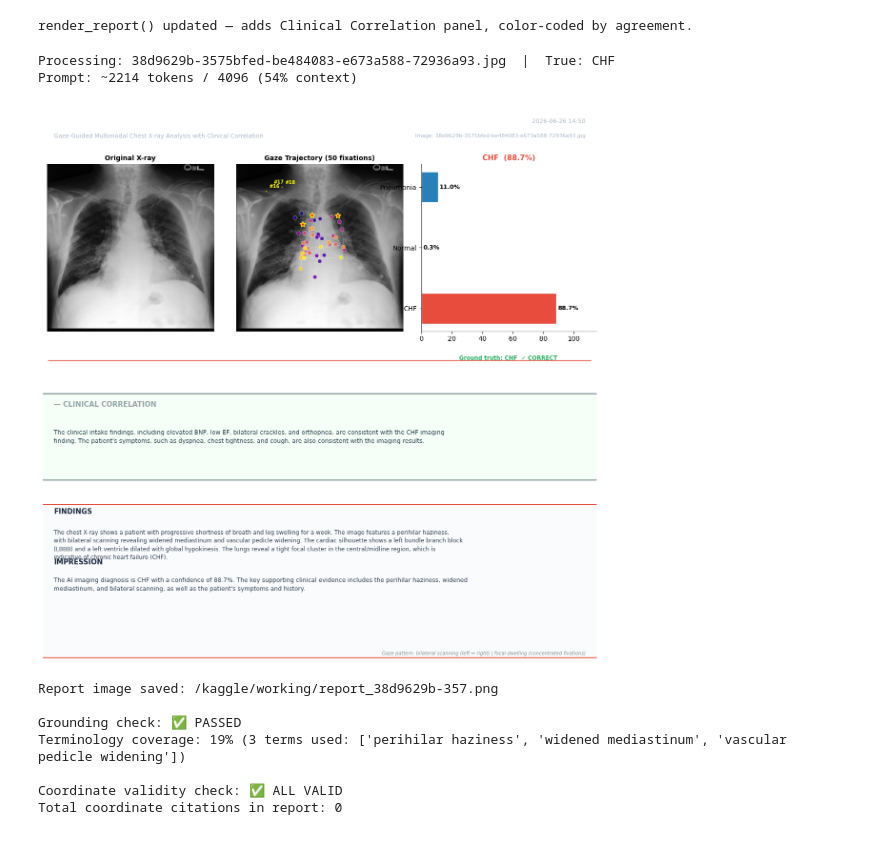
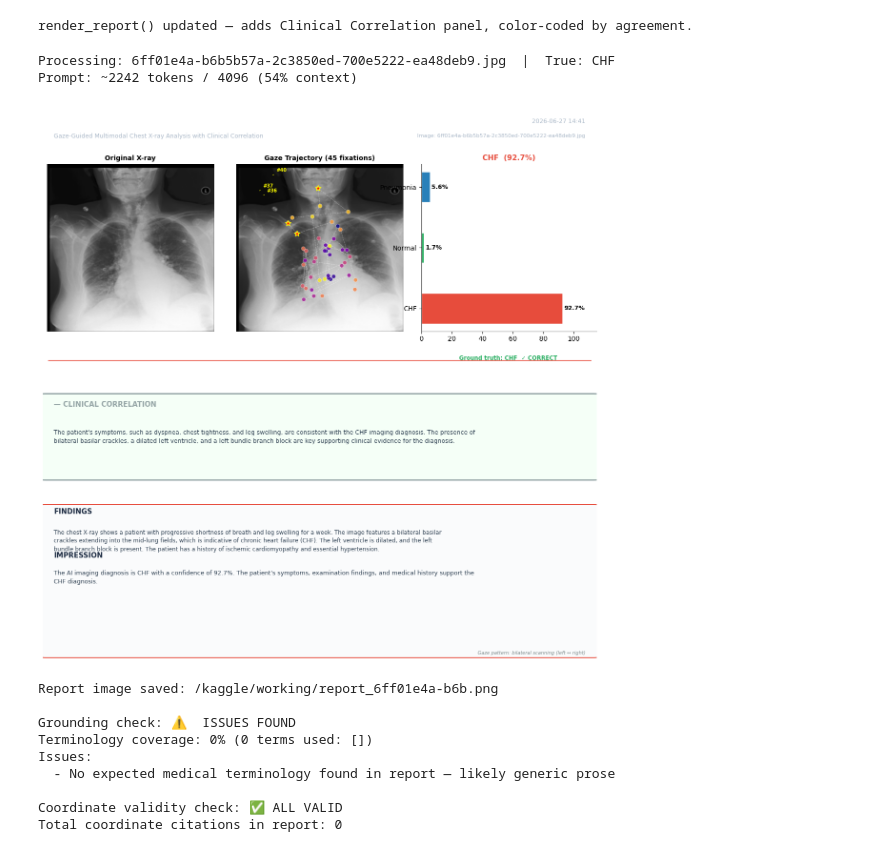
Before and after one commit to vdadithya2002/Internship, a Jupyter notebook: report-generation.ipynb, the cells around one changed output. Saved outputs shown, nothing was run; the diff lists cells and outputs as text; code cells hidden in the pictures.

Commit message:
Kaggle Notebook | Report Generation | Version 4

```diff
--- a/report-generation.ipynb
+++ b/report-generation.ipynb
@@ -1057,10 +1057,12 @@ def generate_full_report(image_path, csv_index, df_full=None,
     # ── load pre-rendered overlay image (no matplotlib needed) ────────────────
     image_path = image_path.replace("mimic-part", "mimic-gaze-jpg")
 
-    raw_img = Image.open(image_path).convert("RGB").resize((img_size, img_size))
+    from PIL import Image as PILImage
+
+    raw_img = PILImage.open(image_path).convert("RGB").resize((img_size, img_size))
     overlay_path = f"{OUTPUTS_DIR}/gaze_overlays/{dicom_id}.png"
     if os.path.exists(overlay_path):
-        overlay_img = Image.open(overlay_path).convert("RGB")
+        overlay_img = PILImage.open(overlay_path).convert("RGB")
     else:
         overlay_img = render_gaze_overlay(image_path, fix, top_k_idx)
 
@@ -1220,7 +1222,9 @@ print("render_report() updated — adds Clinical Correlation panel, color-coded
 # %% [output]
 render_report() updated — adds Clinical Correlation panel, color-coded by agreement.
 # %%
-def run_full_report(image_index=80, clinical_intake=None):
+from PIL import Image
+
+def run_full_report(image_index=11, clinical_intake=None):
     """Entry point for Notebook 2 — uses pre-computed results, no model."""
     dicom_id   = list(test_results.keys())[image_index]
     img_path   = test_results[dicom_id]["image_path"]
@@ -1277,41 +1281,43 @@ chf_intake = {
     "physical_exam": {
         "bp": "154/92",
         "hr": 104,
         "spo2": "89% on room air",
         "temp": "36.7C",
         "auscultation": "bilateral basilar crackles (rales) extending into mid-lung fields and an S3 gallop",
         "edema": "3+ pitting bilateral lower extremity edema to the knees",
     },
     "history": {
         "cardiac": "ischemic cardiomyopathy, prior MI in 2021, chronic HFrEF",
         "pulmonary": "none",
         "other": "essential hypertension, type 2 diabetes",
     },
     "prior_diagnostics": {
         "ecg": "sinus tachycardia, left bundle branch block (LBBB)",
         "echo": "prior echo reveals LVEF of 32% with global hypokinesis and dilated left ventricle",
         "labs": "NT-proBNP 4,250 pg/mL (severely elevated), serum creatinine 1.4 (mildly elevated)",
     },
     "positioning": {
         "view": "AP",
         "patient_position": "semi-fowler / portable supine (due to acute distress)"
     },
     "technical_quality": {
         "inspiration": "poor due to dyspnea",
         "rotation": "mild rotation to the right",
         "penetration": "adequate"
     },
 }
 
-result = run_full_report(image_index=5, clinical_intake=chf_intake)
+result = run_full_report(image_index=11, clinical_intake=chf_intake)
 # %% [output]
-Processing: 38d9629b-3575bfed-be484083-e673a588-72936a93.jpg  |  True: CHF
-Prompt: ~2214 tokens / 4096 (54% context)
+Processing: 6ff01e4a-b6b5b57a-2c3850ed-700e5222-ea48deb9.jpg  |  True: CHF
+Prompt: ~2242 tokens / 4096 (54% context)
-[figure, old version]
+[figure, new version]
-Report image saved: /kaggle/working/report_38d9629b-357.png
+Report image saved: /kaggle/working/report_6ff01e4a-b6b.png
 
-Grounding check: ✅ PASSED
-Terminology coverage: 19% (3 terms used: ['perihilar haziness', 'widened mediastinum', 'vascular pedicle widening'])
+Grounding check: ⚠️  ISSUES FOUND
+Terminology coverage: 0% (0 terms used: [])
+Issues:
+  - No expected medical terminology found in report — likely generic prose
 
 Coordinate validity check: ✅ ALL VALID
 Total coordinate citations in report: 0
```
Also changed, not shown: parts of 8 cells of this notebook.
